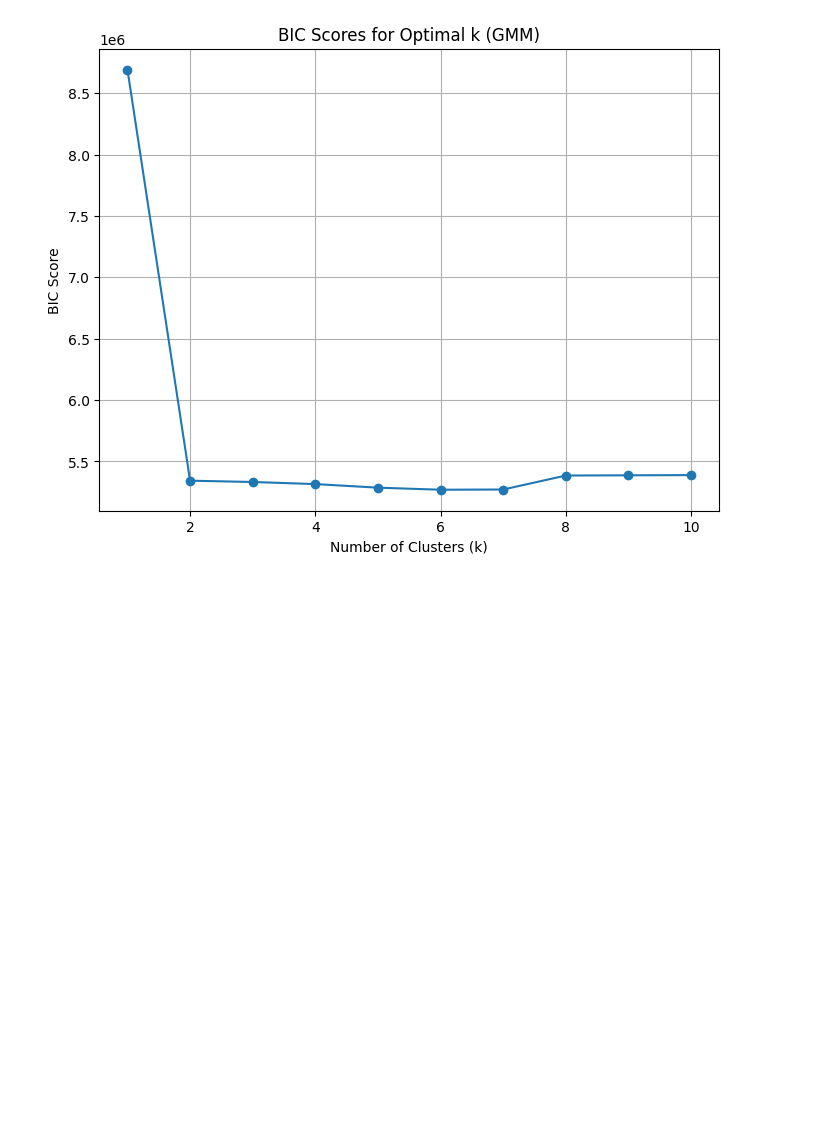
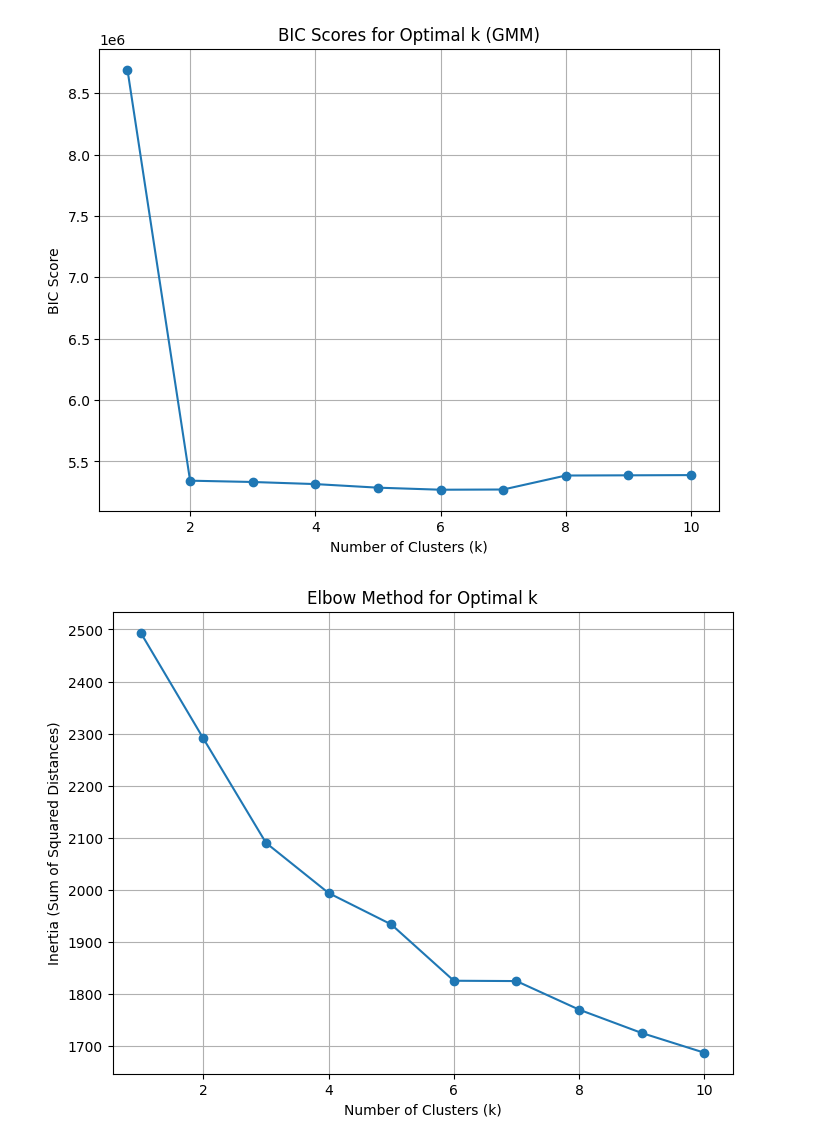
Before and after one commit to lohithsowmiyan/dimRed, a Jupyter notebook: feature.ipynb, the cells around one changed output. Cells and saved outputs as stored; diff of their text form; code cells hidden in the pictures; blank space fills up the shorter version.

Commit message:
elbows and GMM for all datasets

```diff
--- a/feature.ipynb
+++ b/feature.ipynb
@@ -161,3 +161,35 @@ kmeans.fit(X)
 lables = kmeans.predict(X)
 X['labels'] = lables
 X.to_csv('classify/SS-N.csv',index=False)
+# %%
+import numpy as np
+import pandas as pd
+import matplotlib.pyplot as plt
+from sklearn.cluster import KMeans
+from sklearn.datasets import make_blobs
+
+df = pd.read_csv('data/optimize/config/SS-L.csv')
+
+X = df.drop(columns = ['A-','B-'])
+
+
+# Define range of k values
+k_values = range(1, 11)
+inertia_values = []
+
+# Compute K-Means for each k and store inertia
+for k in k_values:
+    kmeans = KMeans(n_clusters=k, random_state=42)
+    kmeans.fit(X)
+    inertia_values.append(kmeans.inertia_)
+
+# Plot the Elbow Method results
+plt.figure(figsize=(8, 6))
+plt.plot(k_values, inertia_values, marker='o')
+plt.title('Elbow Method for Optimal k')
+plt.xlabel('Number of Clusters (k)')
+plt.ylabel('Inertia (Sum of Squared Distances)')
+plt.grid(True)
+plt.show()
+# %% [output]
+[figure, added]
```
Also changed, not shown: parts of 33 cells of this notebook.
